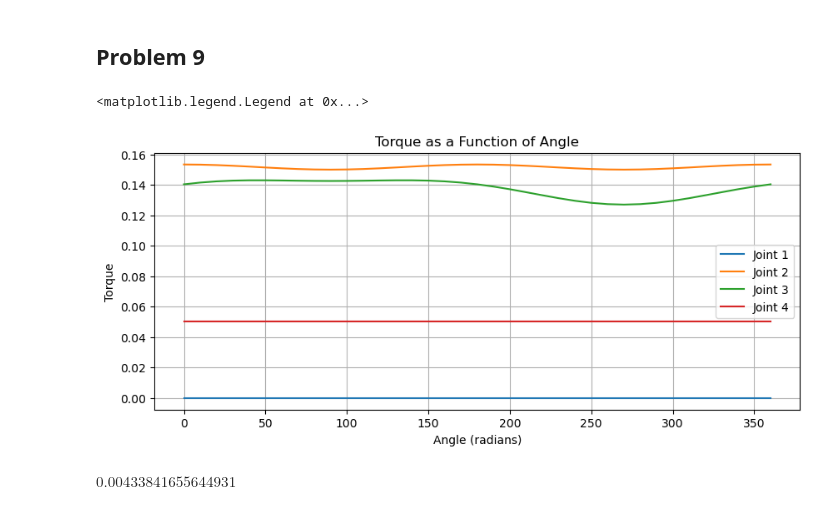
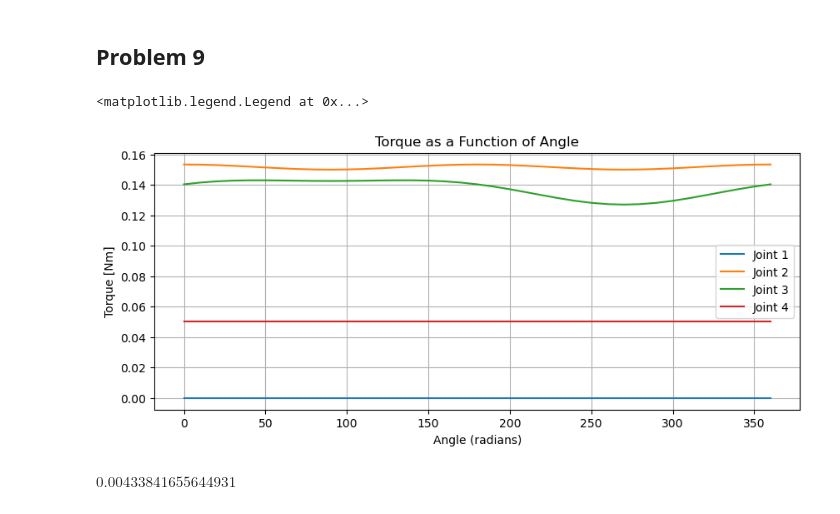
Before and after one commit to VictorLier/Robotics, a Jupyter notebook: Assignment/teori.ipynb, the cells around one changed output. Cells and saved outputs as stored; diff of their text form; code cells hidden in the pictures.

```diff
--- a/Assignment/teori.ipynb
+++ b/Assignment/teori.ipynb
@@ -54,14 +54,14 @@ for (th, di, ai, al) in zip(theta, d, a, alpha):
 pointer = [50e-3, 0, 0]
 camera = [35e-3, 45e-3, 0]
 
-T_4 = sp.simplify(T_arr[4] * Translation(*pointer))
-T_5 = sp.simplify(T_arr[4] * Translation(*camera))
+T_end = sp.simplify(T_arr[4] * Translation(*pointer))
+T_cam = sp.simplify(T_arr[4] * Translation(*camera))
 
-T_arr.append(T_4)
-display(T_4)
-print(latex(T_4))
-display(T_5)
-print(latex(T_5))
+T_arr.append(T_end)
+display(T_end)
+print(latex(T_end))
+display(T_cam)
+print(latex(T_cam))
 # %% [output]
 $\displaystyle \left[\begin{matrix}- \sin{\left(\theta_{2} + \theta_{3} + \theta_{4} \right)} \cos{\left(\theta_{1} \right)} & - \cos{\left(\theta_{1} \right)} \cos{\left(\theta_{2} + \theta_{3} + \theta_{4} \right)} & \sin{\left(\theta_{1} \right)} & - \left(0.093 \sin{\left(\theta_{2} \right)} + 0.093 \sin{\left(\theta_{2} + \theta_{3} \right)} + 0.05 \sin{\left(\theta_{2} + \theta_{3} + \theta_{4} \right)}\right) \cos{\left(\theta_{1} \right)}\\- \sin{\left(\theta_{1} \right)} \sin{\left(\theta_{2} + \theta_{3} + \theta_{4} \right)} & - \sin{\left(\theta_{1} \right)} \cos{\left(\theta_{2} + \theta_{3} + \theta_{4} \right)} & - \cos{\left(\theta_{1} \right)} & - \left(0.093 \sin{\left(\theta_{2} \right)} + 0.093 \sin{\left(\theta_{2} + \theta_{3} \right)} + 0.05 \sin{\left(\theta_{2} + \theta_{3} + \theta_{4} \right)}\right) \sin{\left(\theta_{1} \right)}\\\cos{\left(\theta_{2} + \theta_{3} + \theta_{4} \right)} & - \sin{\left(\theta_{2} + \theta_{3} + \theta_{4} \right)} & 0 & 0.093 \cos{\left(\theta_{2} \right)} + 0.093 \cos{\left(\theta_{2} + \theta_{3} \right)} + 0.05 \cos{\left(\theta_{2} + \theta_{3} + \theta_{4} \right)} + 0.05\\0 & 0 & 0 & 1\end{matrix}\right]$
 \left[\begin{matrix}- \sin{\left(\theta_{2} + \theta_{3} + \theta_{4} \right)} \cos{\left(\theta_{1} \right)} & - \cos{\left(\theta_{1} \right)} \cos{\left(\theta_{2} + \theta_{3} + \theta_{4} \right) ...
@@ -94,11 +94,11 @@ def get_angles(T, pos, initial_guess):
 # Example usage
 initial_guess = [1, 1, 1, 1]  # Provide an initial guess for the angles
 pos = sp.Matrix([150e-3, 0, 120e-3])  # Example position
-angles = get_angles(T_4, pos, initial_guess)
+angles = get_angles(T_end, pos, initial_guess)
 
 print(angles)
 print("Position")
-display(T_4.subs({theta0: angles[0], theta1: angles[1], theta2: angles[2], theta3: angles[3]})*sp.Matrix([0, 0, 0, 1]))
+display(T_end.subs({theta0: angles[0], theta1: angles[1], theta2: angles[2], theta3: angles[3]})*sp.Matrix([0, 0, 0, 1]))
 # %% [output]
 - \left(0.093 \sin{\left(\theta_{2} \right)} + 0.093 \sin{\left(\theta_{2} + \theta_{3} \right)} + 0.05 \sin{\left(\theta_{2} + \theta_{3} + \theta_{4} \right)}\right) \cos{\left(\theta_{1} \right)} = ...
 - \left(0.093 \sin{\left(\theta_{2} \right)} + 0.093 \sin{\left(\theta_{2} + \theta_{3} \right)} + 0.05 \sin{\left(\theta_{2} + \theta_{3} + \theta_{4} \right)}\right) \sin{\left(\theta_{1} \right)} = ...
@@ -123,7 +123,7 @@ index_to_angle = {i: a for i, a in enumerate(angles_in_circ)}
 angles_circ = []
 initial_guess = [0.210182586676604, -0.140623923276670, -1.66990262183703, 0.239730218318808]
 for p in p_circ:
-    angles_circ_temp = get_angles(T_4, p, initial_guess)
+    angles_circ_temp = get_angles(T_end, p, initial_guess)
     initial_guess = angles_circ_temp
     angles_circ.append(angles_circ_temp)
 
@@ -217,7 +217,8 @@ plot_robot_from_angles(angles_circ[0])
 ## Problem 4
 # %%
 Jac = sp.zeros(6, 4)
-o_n = T_arr[-1][:3, 3]
+o_n = T_end[:3, 3]
+display(T_end[:3, 3].subs({theta0: 0, theta1: 0, theta2: 0, theta3: np.pi/2}))
 for i in range(1, T_arr.__len__()-1):
     z_i1 = T_arr[i-1][:3, 2]
     o_i1 = T_arr[i-1][:3, 3]
@@ -560,33 +563,33 @@ plt.show()
 # %%
 torque = []
 F = sp.Matrix([0, 0, -1, 0, 0, 0])
 for i in range(0, 37, 1):
     Jacobi = Jacobi_at_angle(i)
     torque.append(abs(Jacobi.T * F))
 
 tau1 = [t[0] for t in torque]
 tau2 = [t[1] for t in torque]
 tau3 = [t[2] for t in torque]
 tau4 = [t[3] for t in torque]
 
 np.savetxt('latex_data/problem9_tau1.txt', tau1)
 np.savetxt('latex_data/problem9_tau2.txt', tau2)
 np.savetxt('latex_data/problem9_tau3.txt', tau3)
 np.savetxt('latex_data/problem9_tau4.txt', tau4)
 
 plt.figure(figsize=(10,4))
 plt.plot(angles_problem_8_deg, tau1, label='Joint 1')
 plt.plot(angles_problem_8_deg, tau2, label='Joint 2')
 plt.plot(angles_problem_8_deg, tau3, label='Joint 3')
 plt.plot(angles_problem_8_deg, tau4, label='Joint 4')
 plt.xlabel('Angle (radians)')
-plt.ylabel('Torque')
+plt.ylabel('Torque [Nm]')
 plt.title('Torque as a Function of Angle')
 plt.grid(True),
 plt.legend()
 # %% [output]
 <matplotlib.legend.Legend at 0x...>
-[figure, old version]
+[figure, new version]
 # %%
 m_arr = np.array([60, 80, 80, 40])*1e-3
 theta_sym = [theta0, theta1, theta2, theta3]
```
Also changed, not shown: parts of 3 cells of this notebook.
